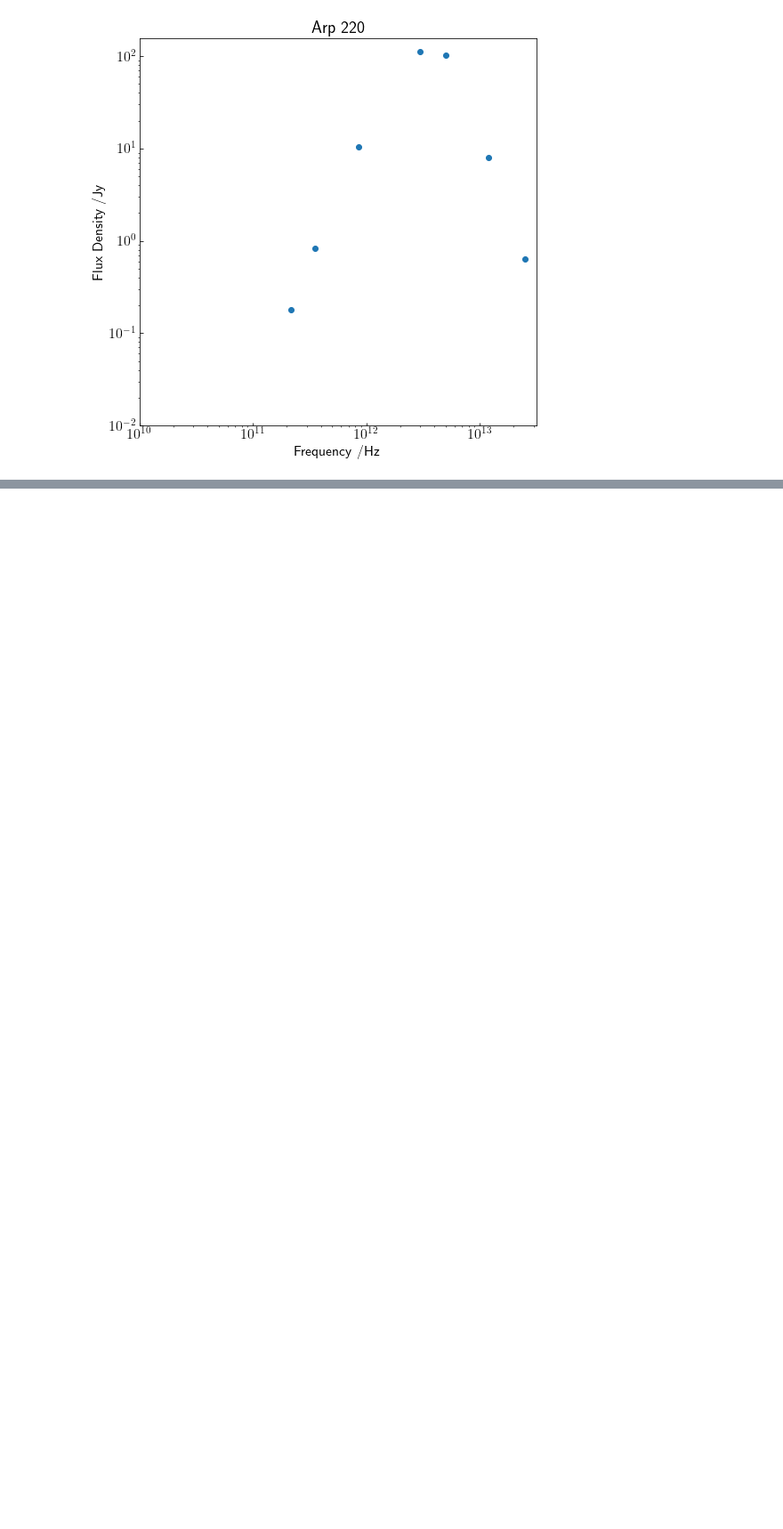
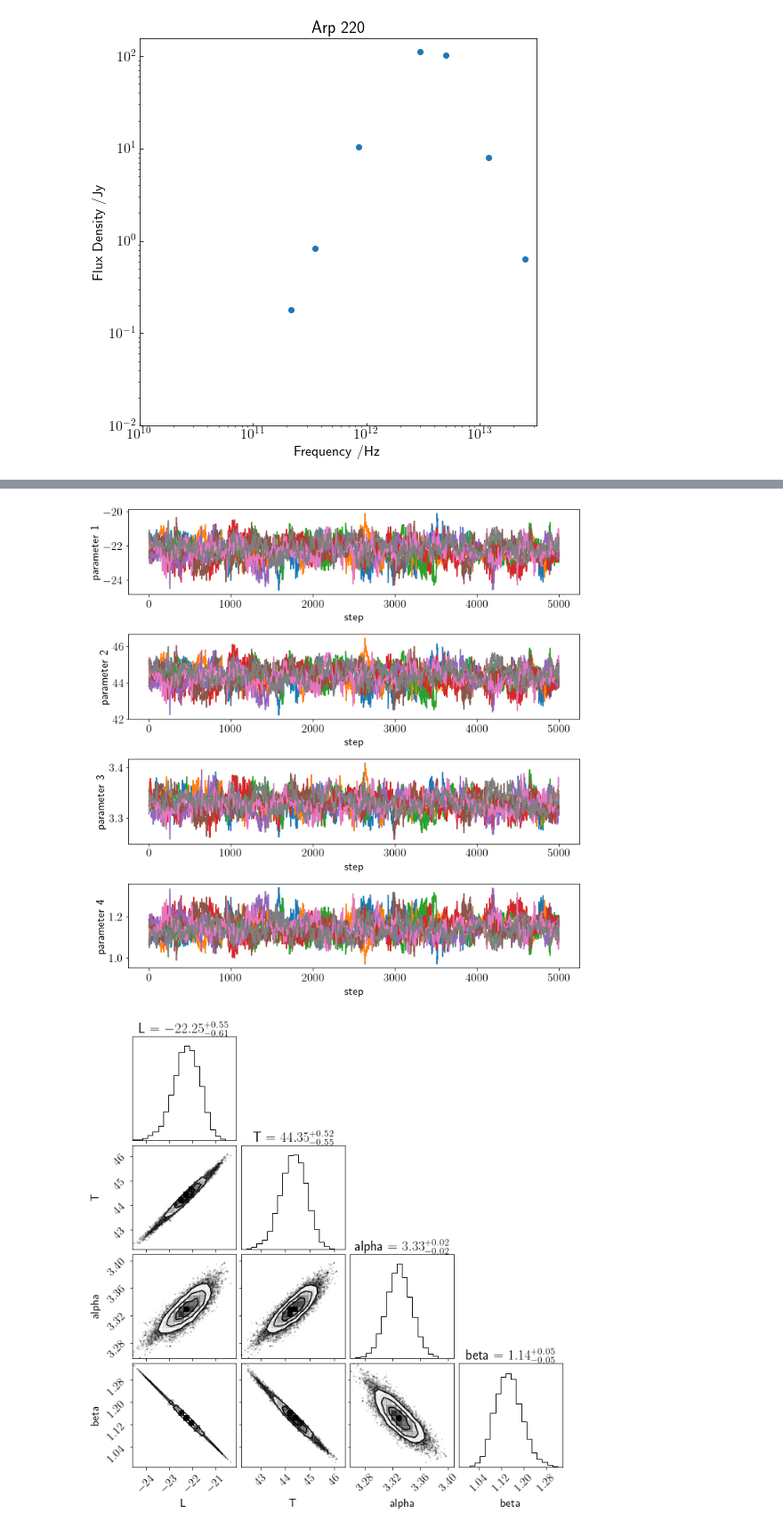
Before and after one commit to Anthony-J-G/spectral-energy-distribution, a Jupyter notebook: Infrared Spectral Energy Distributions.ipynb, the cells around one changed output, grey strips where cells are left out. Shown at 89% size. Cells and saved outputs as stored; diff of their text form; code cells hidden in the pictures; blank space fills up the shorter version.

```diff
--- a/Infrared Spectral Energy Distributions.ipynb
+++ b/Infrared Spectral Energy Distributions.ipynb
@@ -129,0 +207,41 @@ f.show()
+# %%
+# Emcee run for Arp 220 model
+
+ndim = 4
+nwalk = ndim*2
+nburn = 1000
+nmain = 5000
+
+# Random starting points
+p0 = np.zeros((nwalk, ndim))
+for i in range(nwalk):
+    p0[i] = fit2 + np.random.uniform(low=-0.05, high=0.05, size=4)
+
+
+sampler = emcee.EnsembleSampler(nwalk, ndim, lnprob, args=(frequencies_Arp, flux_densities_Arp, errors_Arp))
+
+# Burn-in run
+pos,prob,state = sampler.run_mcmc(p0, nburn)
+
+sampler.reset()
+
+# Main run
+res = sampler.run_mcmc(pos, nmain)
+samples = sampler.chain.reshape((-1,ndim))
+
+# plot the individual parameters for model
+f, ax = plt.subplots(ndim, 1, figsize=(10, 10))
+for idim in range(ndim):
+    for iwalk in range(nwalk):
+        ax[idim].plot(sampler.chain[iwalk,:,idim])
+    ax[idim].set_xlabel('step')
+    ax[idim].set_ylabel('parameter {}'.format(idim+1))
+f.tight_layout()
+f.show()
+
+# Plot corner plot
+f = corner.corner(samples, show_titles=True, labels=('L', 'T', 'alpha', 'beta'))
+f.show()
+# %% [output]
+[figure, added]
+[figure, added]
```
Also changed, not shown: parts of 10 cells of this notebook.
